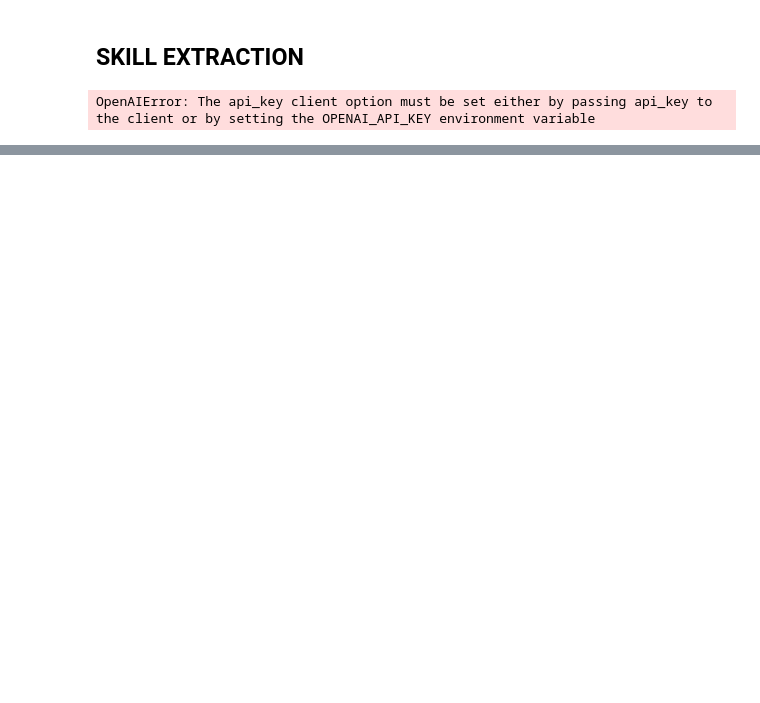
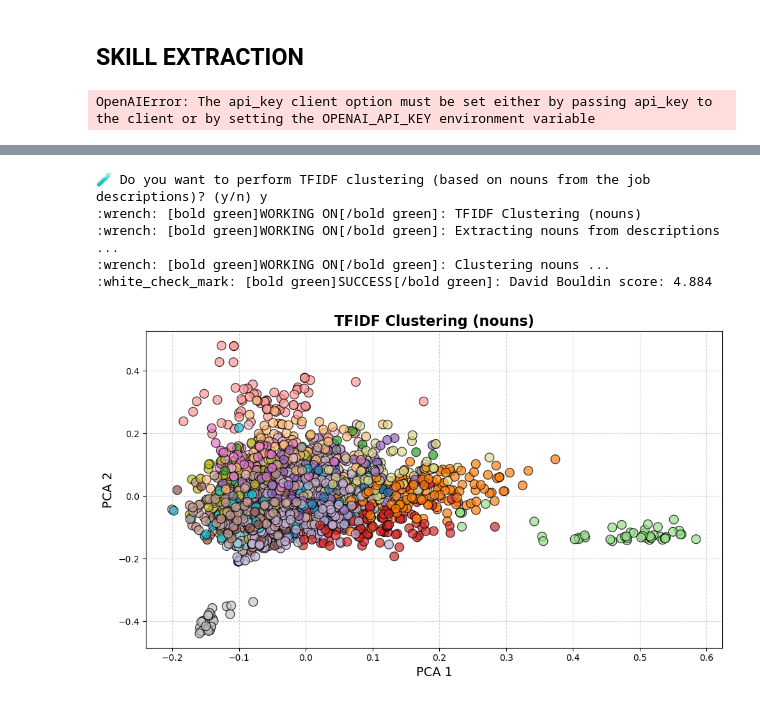
Before and after one commit to lukyrasocha/job-skill, a Jupyter notebook: handin/main.ipynb, the cells around one changed output, grey strips where cells are left out. Drawn from its saved outputs; the diff is of its cells as text; code cells hidden in the pictures; blank space fills up the shorter version.

```diff
--- a/handin/main.ipynb
+++ b/handin/main.ipynb
@@ -1316,0 +2302,30 @@ NameError: name 'skill_extraction' is not defined
+# %%
+"""TF IDF CLUSTERING BASED ON NOUNS FROM THE JOB DESCRIPTION"""
+
+q = input(
+    "🧪 Do you want to perform TFIDF clustering (based on nouns from the job descriptions)? (y/n) "
+)
+
+if q == "y":
+    working_on("TFIDF Clustering (nouns)")
+    data = load_data(kind="processed")
+    tfidf_clusters, tfidf_matrix = TFIDF_nouns_cluster(
+        data,
+        save_clusters=save_clusters,
+        n_clusters=20
+    )
+    visualize_cluster(
+        tfidf_matrix,
+        tfidf_clusters["cluster"].to_numpy(),
+        savefig=True,
+        filename="tfidf_nouns_clusters.png",
+        name="TFIDF Clustering (nouns)"
+    )
+    tfidf_matrix = 0
+# %% [output]
+🧪 Do you want to perform TFIDF clustering (based on nouns from the job descriptions)? (y/n) y
+:wrench: [bold green]WORKING ON[/bold green]: TFIDF Clustering (nouns)
+:wrench: [bold green]WORKING ON[/bold green]: Extracting nouns from descriptions ...
+:wrench: [bold green]WORKING ON[/bold green]: Clustering nouns ...
+:white_check_mark: [bold green]SUCCESS[/bold green]: David Bouldin score: 4.884
+[figure, added]
```
Also changed, not shown: parts of 50 cells of this notebook.
